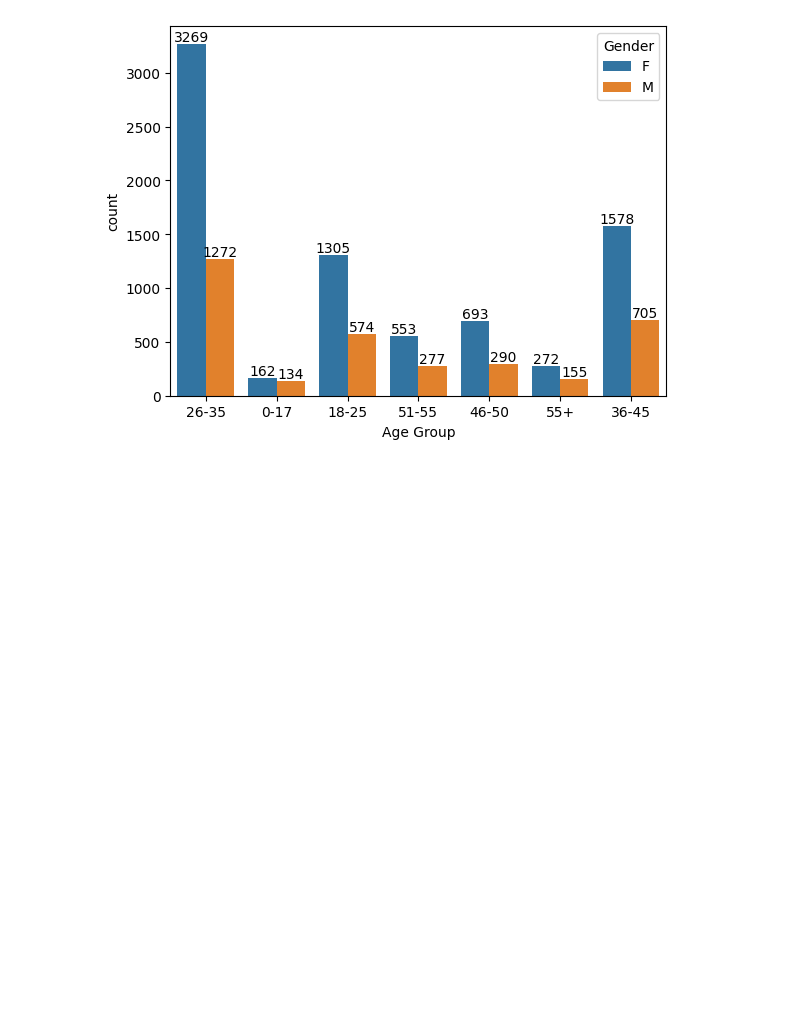
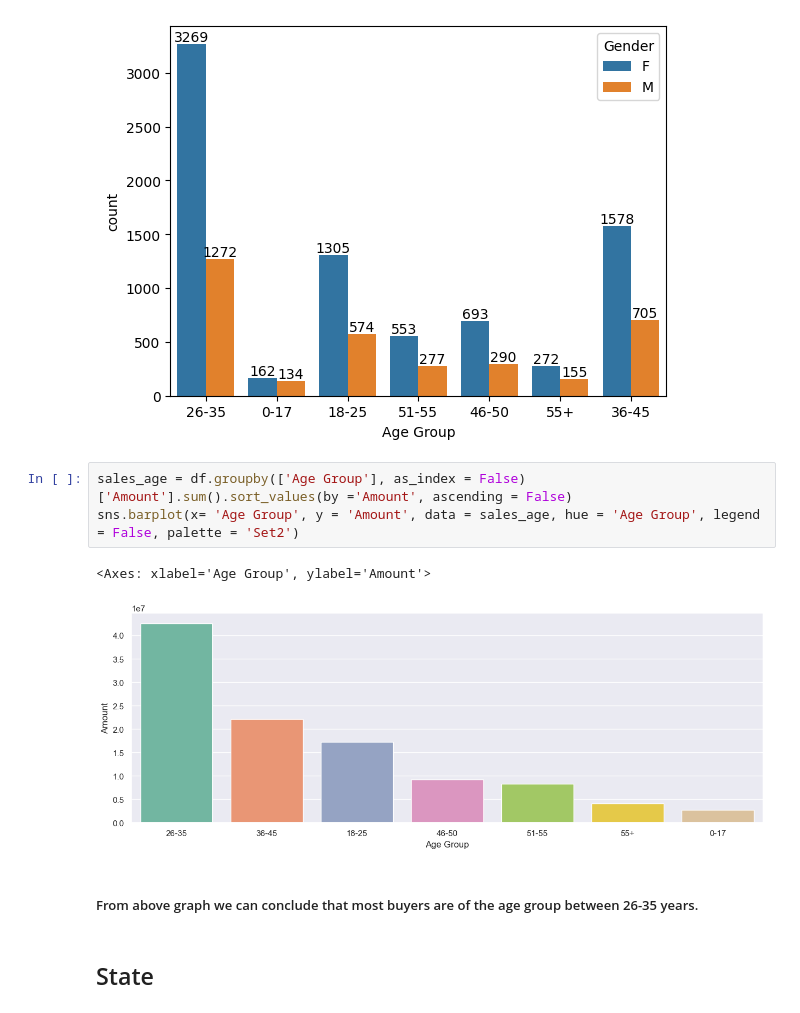
Before and after one commit to sonalika016/Exploratory-Data-Analysis-using-Python, a Jupyter notebook: Diwali_Sales_Analysis.ipynb, the cells around one changed output. Cells and saved outputs as stored; diff of their text form; blank space fills up the shorter version.

```diff
--- a/Diwali_Sales_Analysis.ipynb
+++ b/Diwali_Sales_Analysis.ipynb
@@ -186,3 +186,13 @@ for bars in plot.containers:
     plot.bar_label(bars)
 # %% [output]
 [figure]
+# %%
+sales_age = df.groupby(['Age Group'], as_index = False) ['Amount'].sum().sort_values(by ='Amount', ascending = False)
+sns.barplot(x= 'Age Group', y = 'Amount', data = sales_age, hue = 'Age Group', legend = False, palette = 'Set2')
+# %% [output]
+<Axes: xlabel='Age Group', ylabel='Amount'>
+[figure, added]
+# %% [markdown]
+##### From above graph we can conclude that most buyers are of the age group between 26-35 years.
+# %% [markdown]
+## State
```
Also changed, not shown: parts of 9 cells of this notebook.
